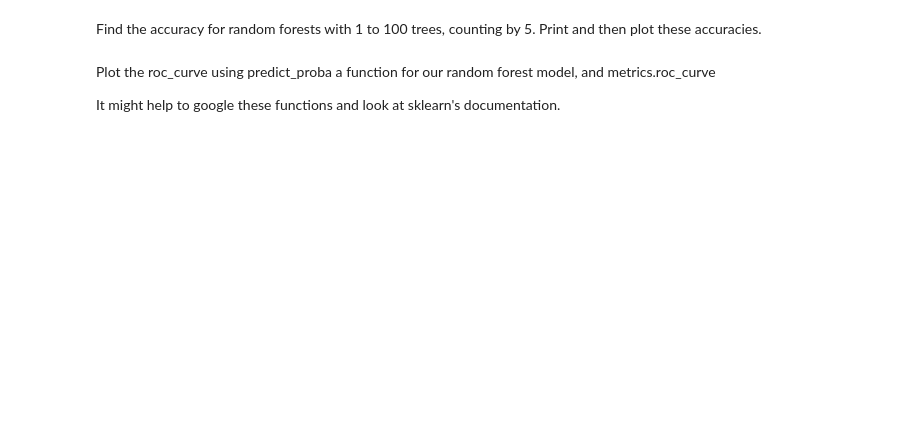
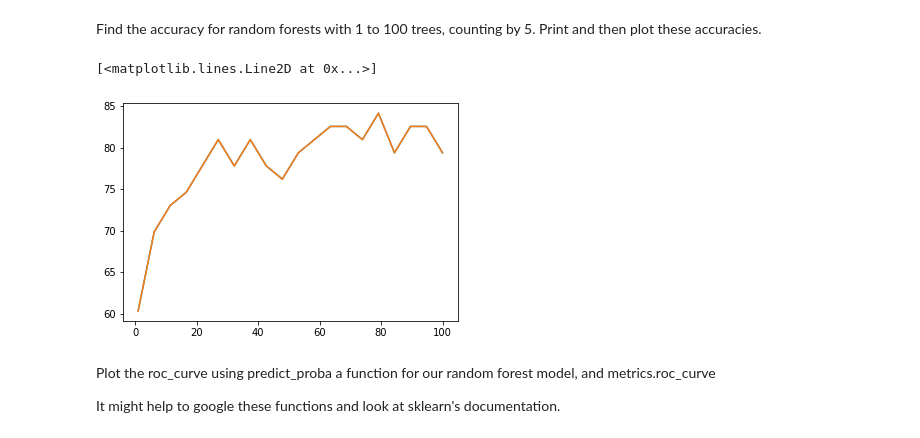
Before and after one commit to anaaparamesh/Week1_Public, a Jupyter notebook: Notebooks/07_Decision_Tree/DecisionTree_Exercise.ipynb, the cells around one changed output. Drawn from its saved outputs; the diff is of its cells as text; code cells hidden in the pictures; blank space fills up the shorter version.

```diff
--- a/Notebooks/07_Decision_Tree/DecisionTree_Exercise.ipynb
+++ b/Notebooks/07_Decision_Tree/DecisionTree_Exercise.ipynb
@@ -119,3 +253,35 @@ Find the accuracy for random forests with 1 to 100 trees, counting by 5. Print a
+# %%
+## YOUR CODE HERE
+# creating a model w sklearn's RandomForestClassifier
+accuracies = []
+i = 1
+while i <= 100:
+  random_forest = RandomForestClassifier(n_estimators=i)
+  random_forest.fit(X_train, y_train)
+  y_val_pred=random_forest.predict(X_val)
+  accuracies.append(accuracy_score(y_val, y_val_pred)*100)
+  i += 5
+
+import matplotlib.pyplot as plt
+x = np.linspace(1, 100, num=20)
+y = np.asarray(accuracies, dtype=np.float32)
+
+x = x.reshape(-1, 1)
+y = y.reshape(-1,1)
+# Plot using matplotlib's object-oriented API:
+# we figure and axis object: `fig` and `ax`
+fig, ax = plt.subplots()
+# we then use these objects to draw-on and manipulate our plot
+ax.plot(x, y)
+
+# Plot using matplotlib's functional API:
+# a single function call produces a plot; convenient but less flexible
+plt.plot(x, y)
+
+#Can use loop to determine the highest value.
+# %% [output]
+[<matplotlib.lines.Line2D at 0x...>]
+[figure, added]
 # %% [markdown]
 Plot the roc_curve using predict_proba a function for our random forest model, and metrics.roc_curve
 
```
Also changed, not shown: parts of 31 cells of this notebook.
